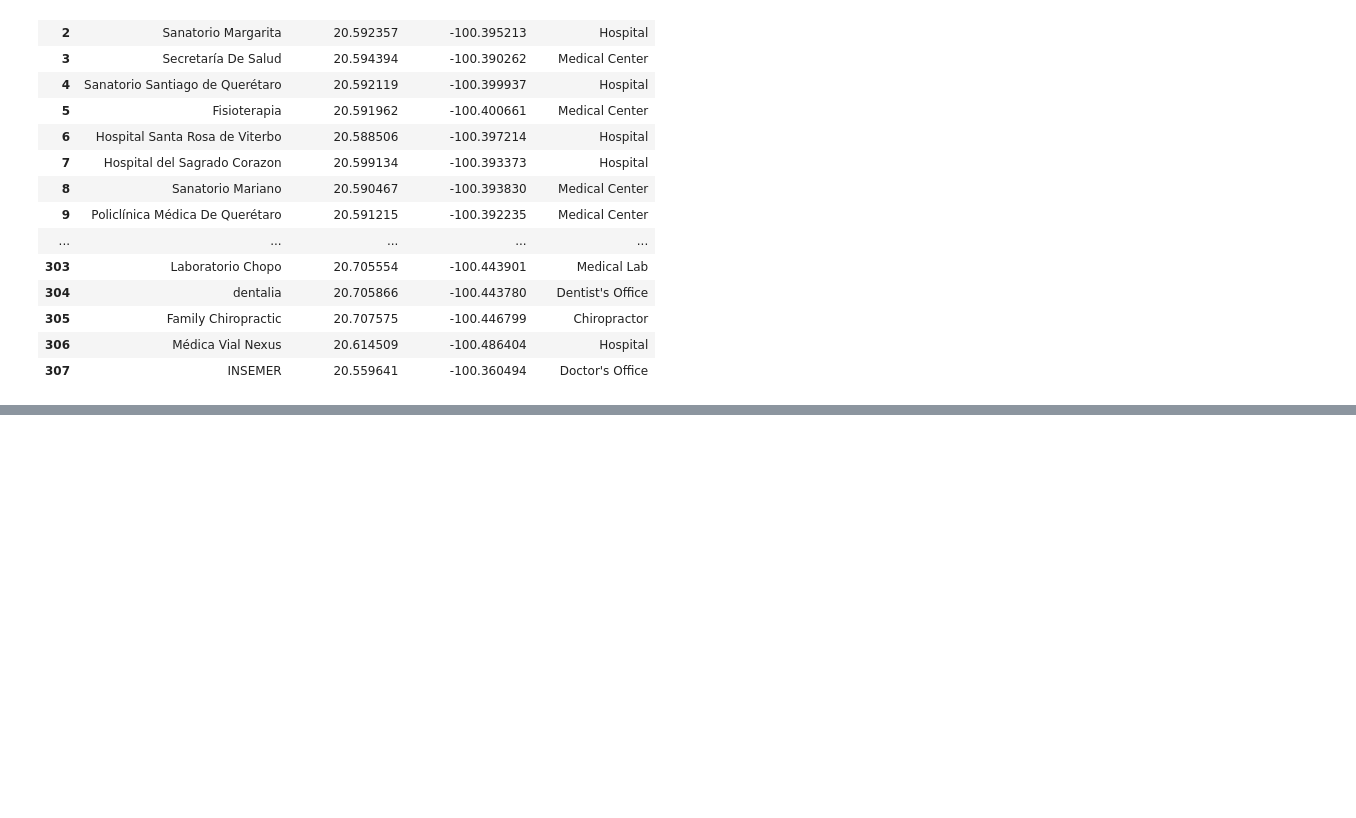
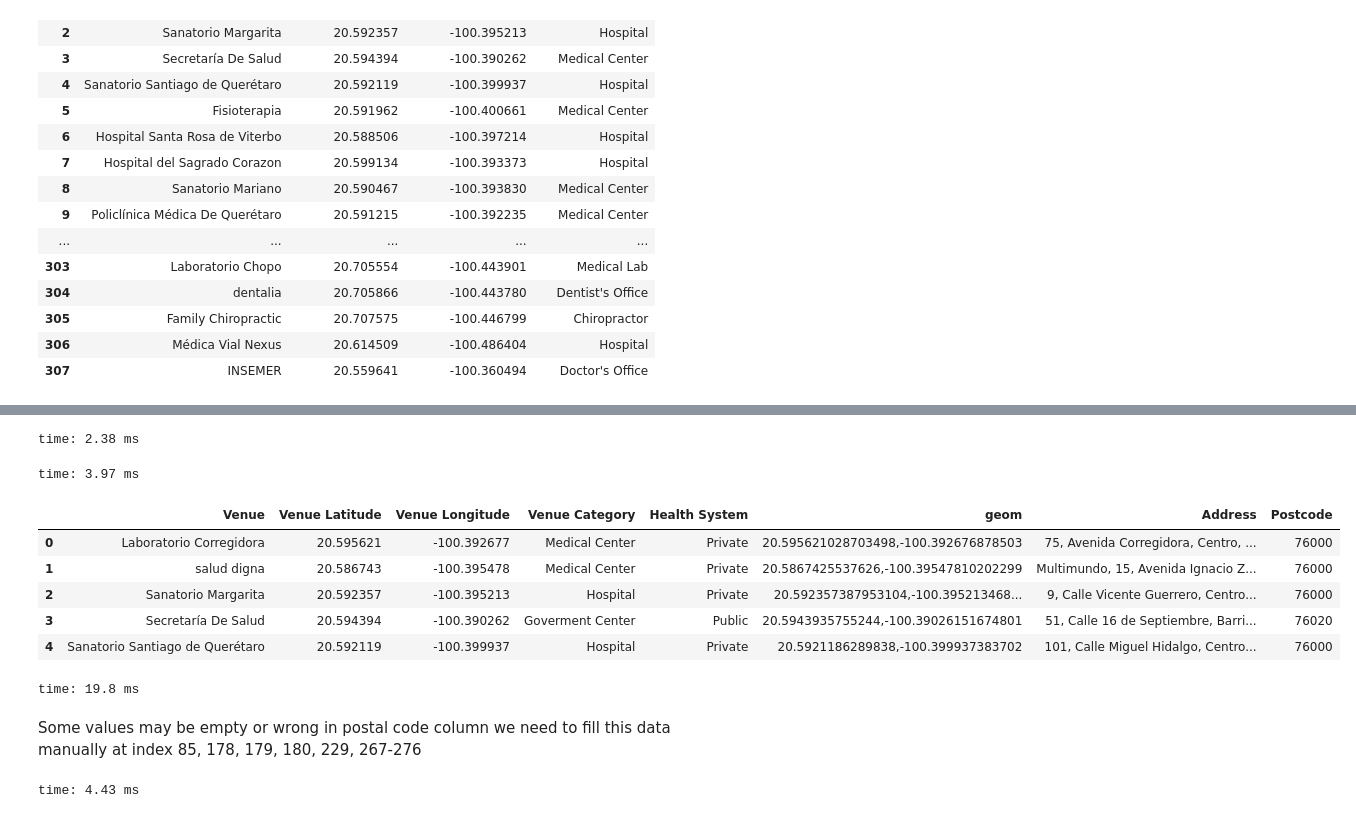
Before and after one commit to Alexrendon/Capstone-Project-Notebook, a Jupyter notebook: How to Choose the Best Location for your Medical Practice.ipynb, the cells around one changed output, grey strips where cells are left out. Drawn from its saved outputs; the diff is of its cells as text; code cells hidden in the pictures; blank space fills up the shorter version.

```diff
--- a/How to Choose the Best Location for your Medical Practice.ipynb
+++ b/How to Choose the Best Location for your Medical Practice.ipynb
@@ -379,0 +434,24 @@ MedicalVenues_sorted.to_csv(r'/Users/javierrendon/Desktop/MedicalCenters.csv', i
+# %%
+%load_ext autotime
+
+import geopandas as gpd
+import geopy
+from geopy.geocoders import Nominatim
+from geopy.extra.rate_limiter import RateLimiter
+
+import matplotlib.pyplot as plt
+import plotly_express as px
+import tqdm
+from tqdm import tqdm
+from tqdm._tqdm_notebook import tqdm_notebook
+from tqdm import tqdm
+import geocoder
+
+locator = Nominatim(user_agent="myGeocoder", timeout=10)
+rgeocode = RateLimiter(locator.reverse, min_delay_seconds=0.001)
+rgeocode
+
+tqdm.pandas()
+MedicalCenters['Postcode'] = MedicalCenters['geom'].progress_apply(rgeocode)
+
+MedicalCenters.head()
@@ -379,0 +474,3 @@ MedicalVenues_sorted.to_csv(r'/Users/javierrendon/Desktop/MedicalCenters.csv', i
+# %%
+#change name of column
+MedicalCenters.rename(columns={"Postcode": "Address"}, inplace = True)
@@ -379,0 +489,44 @@ MedicalVenues_sorted.to_csv(r'/Users/javierrendon/Desktop/MedicalCenters.csv', i
+# %%
+#change Address data from object to string
+MedicalCenters['Address'] = MedicalCenters['Address'].astype('str')
+# %% [output]
+time: 2.38 ms
+# %%
+# get zipcode from full address by applying regex and append Postcode column
+import re
+MedicalCenters['Postcode'] = MedicalCenters['Address'].str.extract(r"\b(\d{5})\b")
+# %% [output]
+time: 3.97 ms
+# %%
+MedicalCenters.head()
+# %% [output]
+|  | Venue | Venue Latitude | Venue Longitude | Venue Category | Health System | geom | Address | Postcode |
+| 0 | Laboratorio Corregidora | 20.595621 | -100.392677 | Medical Center | Private | 20.595621028703498,-100.392676878503 | 75, Avenida Corregidora, Centro, ... | 76000 |
+| 1 | salud digna | 20.586743 | -100.395478 | Medical Center | Private | 20.5867425537626,-100.39547810202299 | Multimundo, 15, Avenida Ignacio Z... | 76000 |
+| 2 | Sanatorio Margarita | 20.592357 | -100.395213 | Hospital | Private | 20.592357387953104,-100.395213468... | 9, Calle Vicente Guerrero, Centro... | 76000 |
+| 3 | Secretaría De Salud | 20.594394 | -100.390262 | Goverment Center | Public | 20.5943935755244,-100.39026151674801 | 51, Calle 16 de Septiembre, Barri... | 76020 |
+| 4 | Sanatorio Santiago de Querétaro | 20.592119 | -100.399937 | Hospital | Private | 20.5921186289838,-100.399937383702 | 101, Calle Miguel Hidalgo, Centro... | 76000 |
+time: 19.8 ms
+# %% [markdown]
+Some values may be empty or wrong in postal code column we need to fill this data manually at index 85, 178, 179, 180, 229, 267-276
+# %%
+#complete missing values from www.googlemaps.com
+
+MedicalCenters.at[85,'Postcode']=76040
+MedicalCenters.at[178,'Postcode']=76125
+MedicalCenters.at[179,'Postcode']=76125
+MedicalCenters.at[180,'Postcode']=76130
+MedicalCenters.at[229,'Postcode']=76130
+MedicalCenters.at[257,'Postcode']=76030
+MedicalCenters.at[267,'Postcode']=76220
+MedicalCenters.at[268,'Postcode']=76220
+MedicalCenters.at[269,'Postcode']=76220
+MedicalCenters.at[270,'Postcode']=76220
+MedicalCenters.at[271,'Postcode']=76220
+MedicalCenters.at[272,'Postcode']=76220
+MedicalCenters.at[273,'Postcode']=76220
+MedicalCenters.at[274,'Postcode']=76220
+MedicalCenters.at[275,'Postcode']=76220
+MedicalCenters.at[276,'Postcode']=76227
+# %% [output]
+time: 4.43 ms
```
Also changed, not shown: parts of 38 cells of this notebook, 2 other files.
